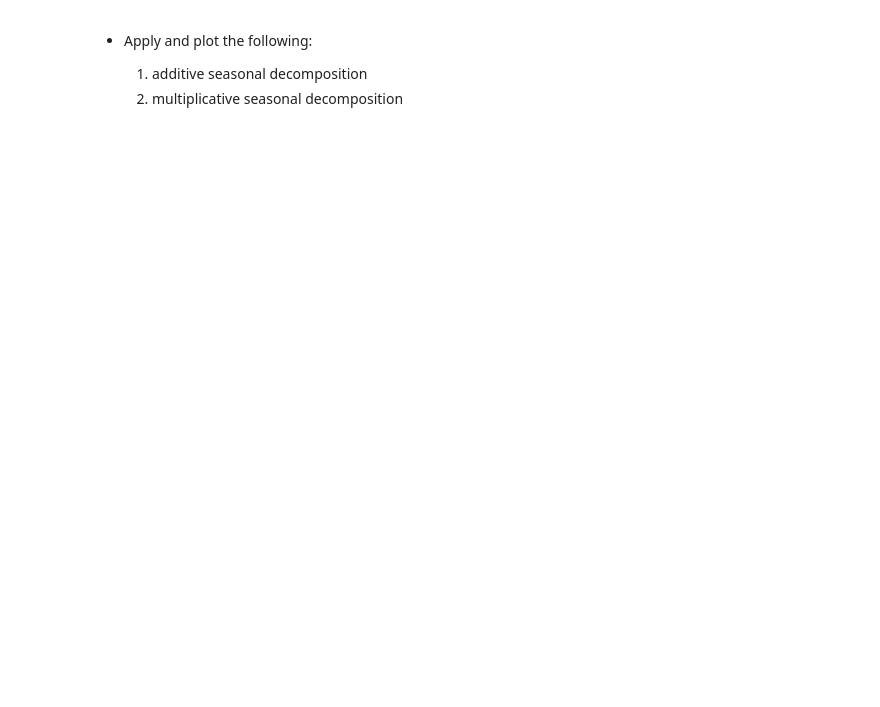
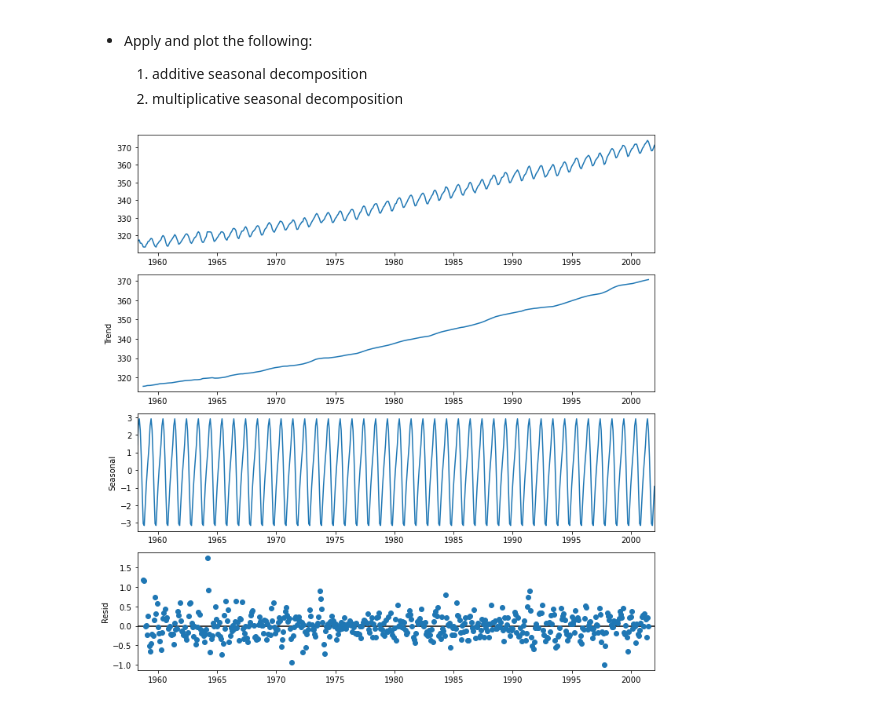
Before and after one commit to KyleKulas/lighthouse_data_notes, a Jupyter notebook: Week_9/Day_1/time_series_exercise-master/decomposition_exercise.ipynb, the cells around one changed output. Saved outputs shown, nothing was run; the diff lists cells and outputs as text; code cells hidden in the pictures; blank space fills up the shorter version.

```diff
--- a/Week_9/Day_1/time_series_exercise-master/decomposition_exercise.ipynb
+++ b/Week_9/Day_1/time_series_exercise-master/decomposition_exercise.ipynb
@@ -34,3 +76,9 @@ co2 = data.data
 
     1. additive seasonal decomposition
     2. multiplicative seasonal decomposition
+# %%
+additive_decompose = seasonal_decompose(y, model='additive')
+additive_decompose.plot()
+plt.show()
+# %% [output]
+[figure, added]
```
Also changed, not shown: parts of 8 cells of this notebook, 6 other files.
